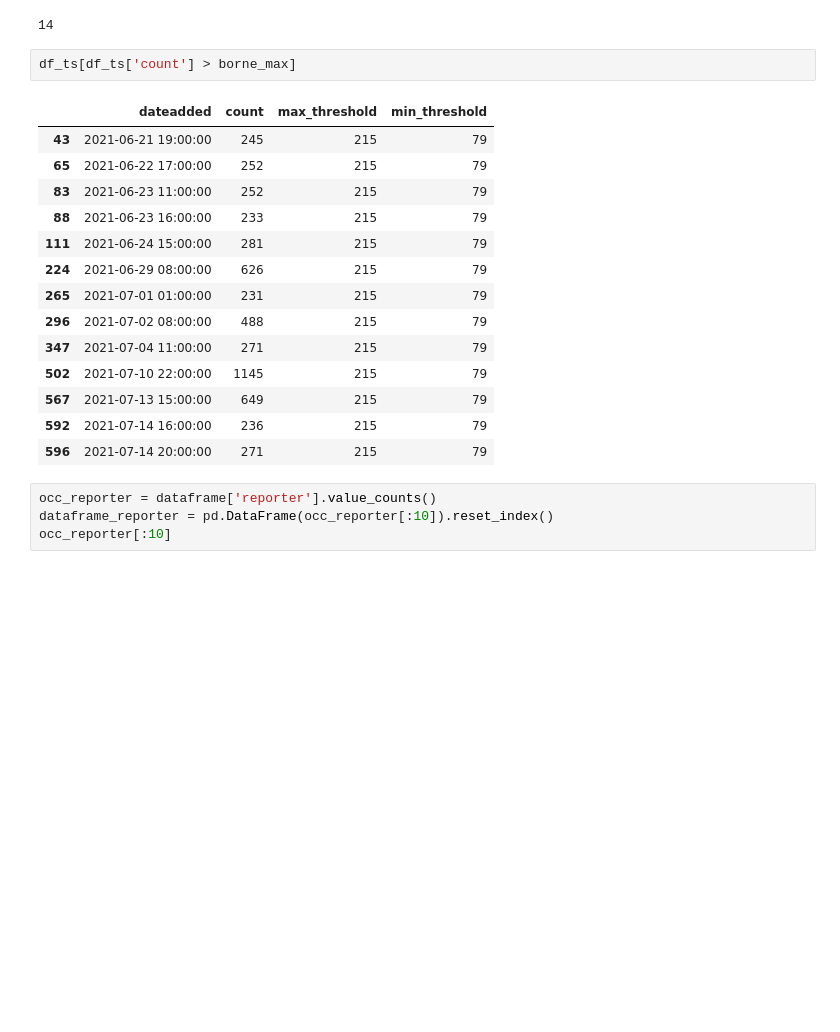
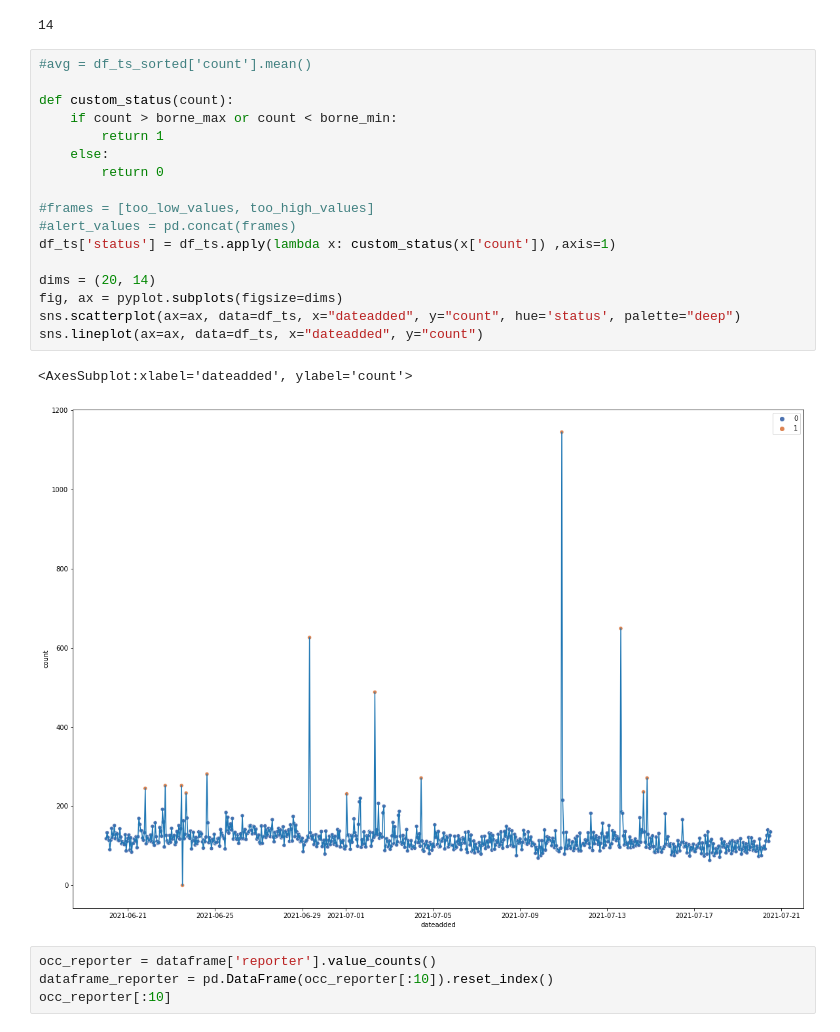
Before and after one commit to Stucki92/POC_ALEIA_GIT_JH, a Jupyter notebook: Notebook_Malware.ipynb, the cells around one changed output. Cells and saved outputs as stored; diff of their text form; blank space fills up the shorter version.

Commit message:
Ajout graphique alertes

```diff
--- a/Notebook_Malware.ipynb
+++ b/Notebook_Malware.ipynb
@@ -70,23 +70,26 @@ N2 = df_ts[df_ts['count'] < borne_min].shape[0]
 N1 + N2
 # %% [output]
 14
-# %%
-df_ts[df_ts['count'] > borne_max]
-# %% [output]
-|  | dateadded | count | max_threshold | min_threshold |
-| 43 | 2021-06-21 19:00:00 | 245 | 215 | 79 |
-| 65 | 2021-06-22 17:00:00 | 252 | 215 | 79 |
-| 83 | 2021-06-23 11:00:00 | 252 | 215 | 79 |
-| 88 | 2021-06-23 16:00:00 | 233 | 215 | 79 |
-| 111 | 2021-06-24 15:00:00 | 281 | 215 | 79 |
-| 224 | 2021-06-29 08:00:00 | 626 | 215 | 79 |
-| 265 | 2021-07-01 01:00:00 | 231 | 215 | 79 |
-| 296 | 2021-07-02 08:00:00 | 488 | 215 | 79 |
-| 347 | 2021-07-04 11:00:00 | 271 | 215 | 79 |
-| 502 | 2021-07-10 22:00:00 | 1145 | 215 | 79 |
-| 567 | 2021-07-13 15:00:00 | 649 | 215 | 79 |
-| 592 | 2021-07-14 16:00:00 | 236 | 215 | 79 |
-| 596 | 2021-07-14 20:00:00 | 271 | 215 | 79 |
+# %%
+#avg = df_ts_sorted['count'].mean()
+
+def custom_status(count):
+    if count > borne_max or count < borne_min:
+        return 1
+    else:
+        return 0
+
+#frames = [too_low_values, too_high_values]
+#alert_values = pd.concat(frames)
+df_ts['status'] = df_ts.apply(lambda x: custom_status(x['count']) ,axis=1)
+
+dims = (20, 14)
+fig, ax = pyplot.subplots(figsize=dims)
+sns.scatterplot(ax=ax, data=df_ts, x="dateadded", y="count", hue='status', palette="deep")
+sns.lineplot(ax=ax, data=df_ts, x="dateadded", y="count")
+# %% [output]
+<AxesSubplot:xlabel='dateadded', ylabel='count'>
+[figure, added]
 # %%
 occ_reporter = dataframe['reporter'].value_counts()
 dataframe_reporter = pd.DataFrame(occ_reporter[:10]).reset_index()
```
Also changed, not shown: parts of 1 cell of this notebook.
